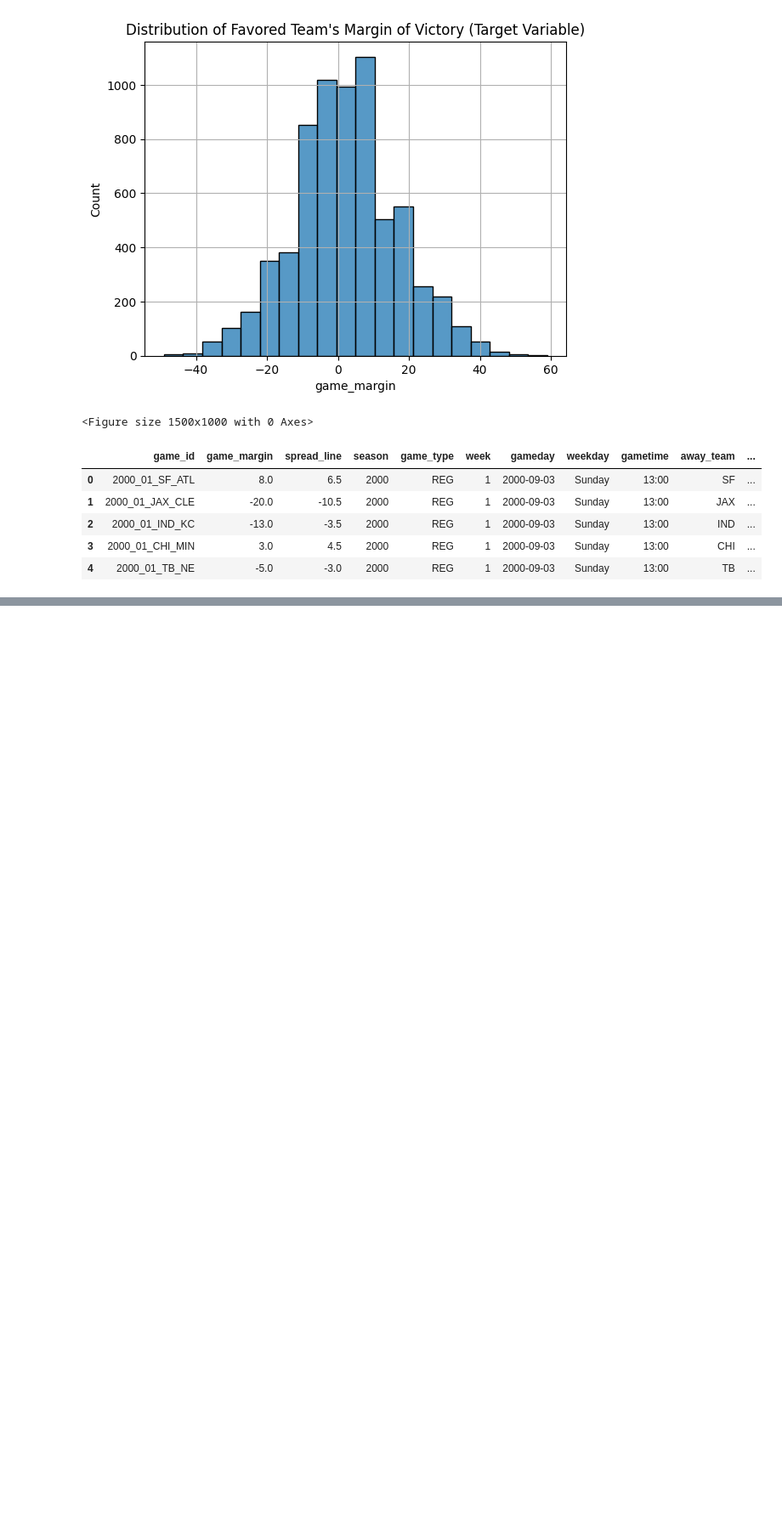
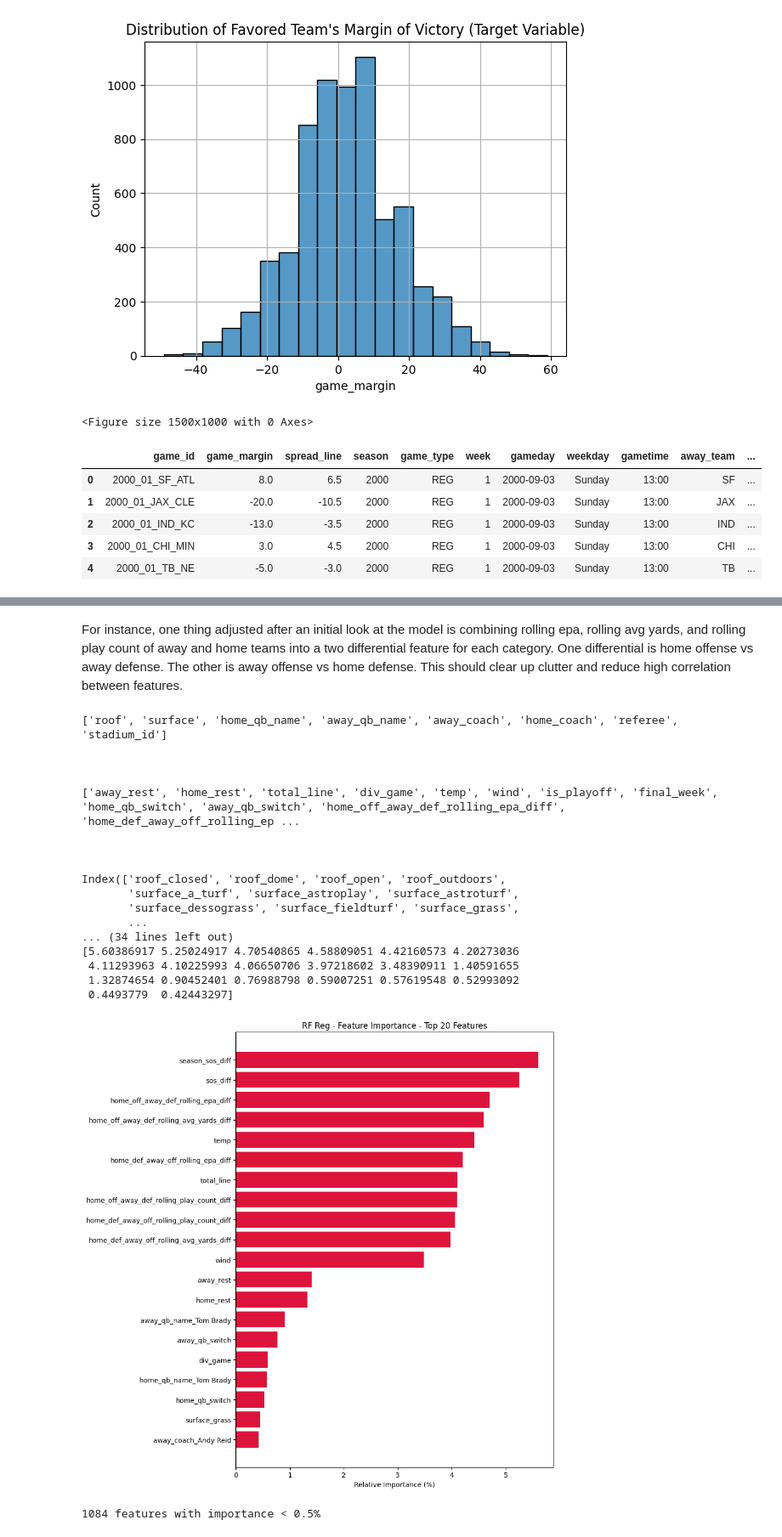
Before and after one commit to joscho11/BettingEdge, a Jupyter notebook: DS606_TeamE_Schoenbaum_Kuykendall_BettingEdge.ipynb, the cells around one changed output, grey strips where cells are left out. Shown at 85% size. Saved outputs shown, nothing was run; the diff lists cells and outputs as text; code cells hidden in the pictures; blank space fills up the shorter version.

```diff
--- a/DS606_TeamE_Schoenbaum_Kuykendall_BettingEdge.ipynb
+++ b/DS606_TeamE_Schoenbaum_Kuykendall_BettingEdge.ipynb
@@ -454,0 +639,28 @@ features_df
+# %% [markdown]
+For instance, one thing adjusted after an initial look at the model is combining rolling epa, rolling avg yards, and rolling play count of away and home teams into a two differential feature for each category. One differential is home offense vs away defense. The other is away offense vs home defense. This should clear up clutter and reduce high correlation between features.
+# %%
+#after RF regressor, updating features to combine epa, avg yards, and play count (home off vs away def and home def vs away off)
+reduced_features_df = match_df[match_df['week'] >= 3][['game_margin', 'away_rest', 'home_rest', 'total_line', 'div_game', 'roof', 'surface', 'temp', 'wind', 'home_qb_name', 'away_qb_name', 'away_coach', 'home_coach', 'referee', 'stadium_id', 'is_playoff', 'final_week',
+                                               'home_qb_switch', 'away_qb_switch', 'home_off_away_def_rolling_epa_diff', 'home_def_away_off_rolling_epa_diff', 'home_off_away_def_rolling_avg_yards_diff', 'home_def_away_off_rolling_avg_yards_diff', 'home_off_away_def_rolling_play_count_diff',
+                                               'home_def_away_off_rolling_play_count_diff', 'sos_diff','season_sos_diff']]
+rf_reg, updated_df, dropped_features= random_forest_regressor(reduced_features_df)
+# %% [output]
+['roof', 'surface', 'home_qb_name', 'away_qb_name', 'away_coach', 'home_coach', 'referee', 'stadium_id']
+
+
+
+['away_rest', 'home_rest', 'total_line', 'div_game', 'temp', 'wind', 'is_playoff', 'final_week', 'home_qb_switch', 'away_qb_switch', 'home_off_away_def_rolling_epa_diff', 'home_def_away_off_rolling_ep ...
+
+
+
+Index(['roof_closed', 'roof_dome', 'roof_open', 'roof_outdoors',
+       'surface_a_turf', 'surface_astroplay', 'surface_astroturf',
+       'surface_dessograss', 'surface_fieldturf', 'surface_grass',
+       ...
+... (34 lines left out)
+[5.60386917 5.25024917 4.70540865 4.58809051 4.42160573 4.20273036
+ 4.11293963 4.10225993 4.06650706 3.97218602 3.48390911 1.40591655
+ 1.32874654 0.90452401 0.76988798 0.59007251 0.57619548 0.52993092
+ 0.4493779  0.42443297]
+[figure, added]
+1084 features with importance < 0.5%
```
Also changed, not shown: parts of 24 cells of this notebook.
